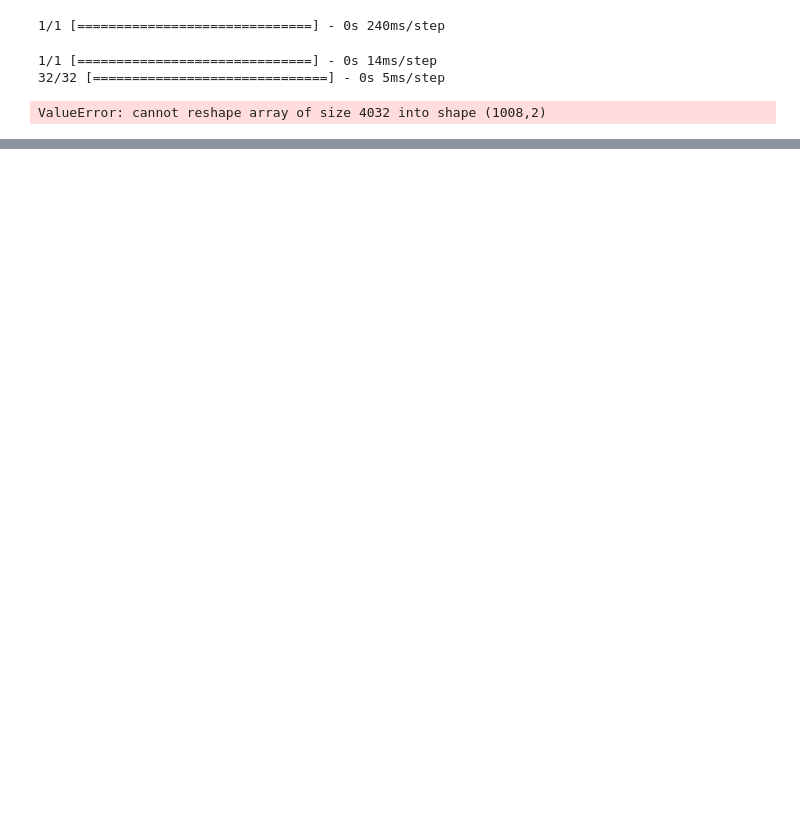
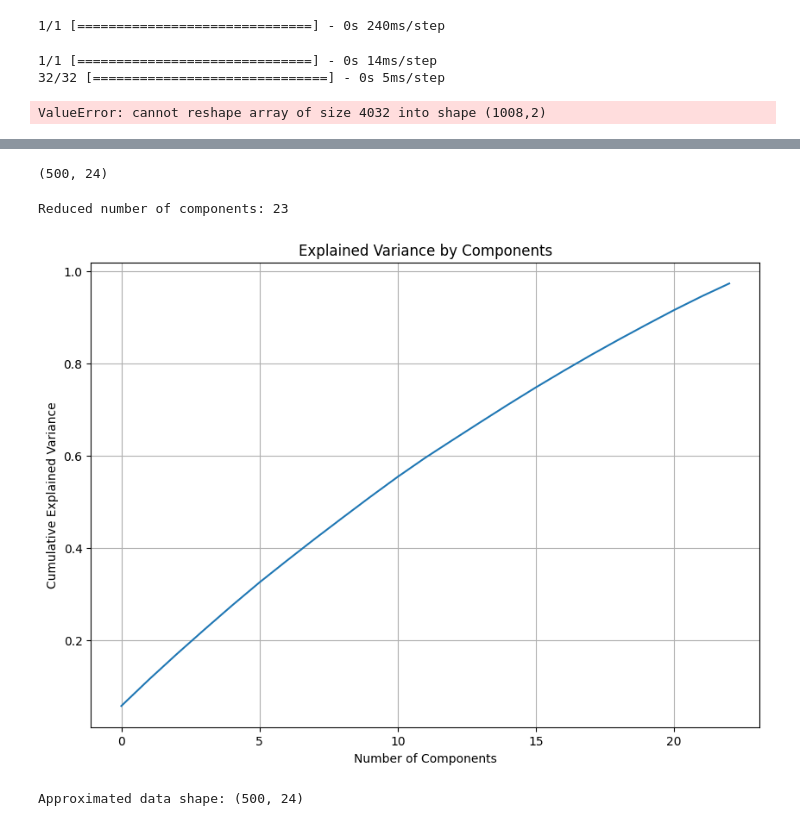
Before and after one commit to georgesmiaka/ITPF, a Jupyter notebook: forecast/notebooks/transformer_longpred.ipynb, the cells around one changed output, grey strips where cells are left out. Drawn from its saved outputs; the diff is of its cells as text; code cells hidden in the pictures; blank space fills up the shorter version.

```diff
--- a/forecast/notebooks/transformer_longpred.ipynb
+++ b/forecast/notebooks/transformer_longpred.ipynb
@@ -335,0 +562,40 @@ ValueError: cannot reshape array of size 4032 into shape (1008,2)
+# %%
+# Generate synthetic data
+np.random.seed(0)  # For reproducibility
+data = np.random.rand(500, 12, 2)  # 500 instances, 12 timesteps, 2 dimensions
+
+# Flatten the last two dimensions
+data_flattened = data.reshape(500, -1)  # New shape is 500, 24
+# %%
+data_flattened.shape
+# %% [output]
+(500, 24)
+# %%
+scaler = StandardScaler()
+data_standardized = scaler.fit_transform(data_flattened)
+# %%
+pca = PCA(n_components=0.95)
+data_reduced = pca.fit_transform(data_standardized)
+
+# Check how many components we have
+print(f"Reduced number of components: {data_reduced.shape[1]}")
+# %% [output]
+Reduced number of components: 23
+# %%
+plt.figure(figsize=(10, 7))
+plt.plot(np.cumsum(pca.explained_variance_ratio_))
+plt.xlabel('Number of Components')
+plt.ylabel('Cumulative Explained Variance')
+plt.title('Explained Variance by Components')
+plt.grid(True)
+plt.show()
+# %% [output]
+[figure, added]
+# %%
+data_approx = pca.inverse_transform(data_reduced)
+data_approx = scaler.inverse_transform(data_approx)  # Scale back to original scale
+
+# The shape won't change back to (500, 12, 2), it remains flattened
+print(f"Approximated data shape: {data_approx.shape}")
+# %% [output]
+Approximated data shape: (500, 24)
```
Also changed, not shown: parts of 29 cells of this notebook, 7 other files.
